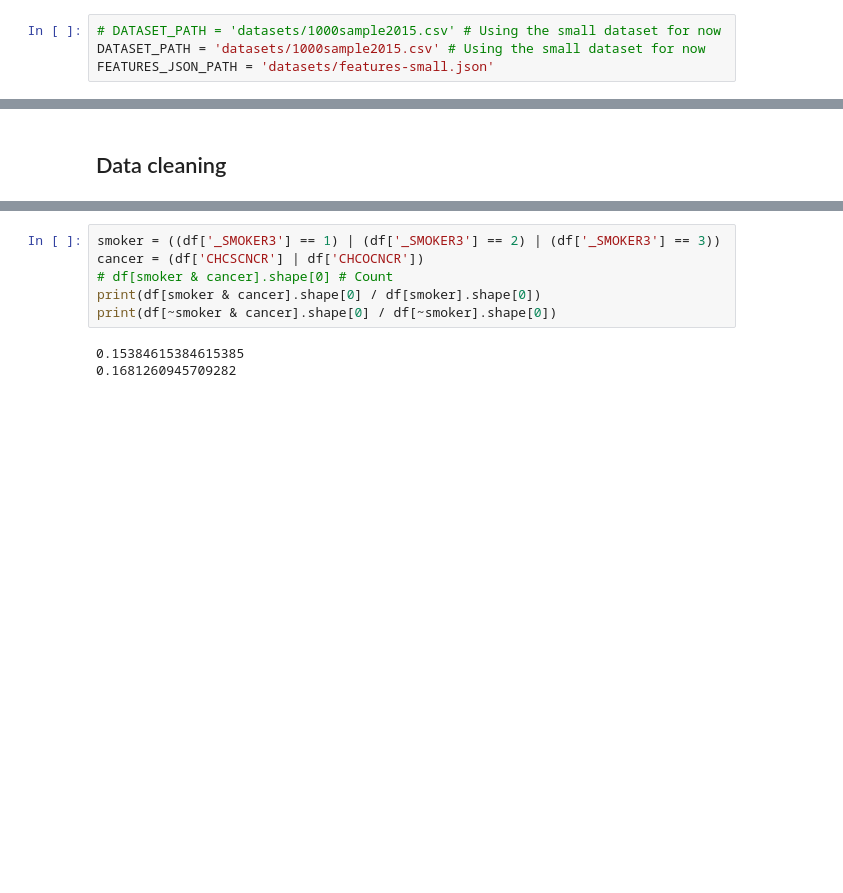
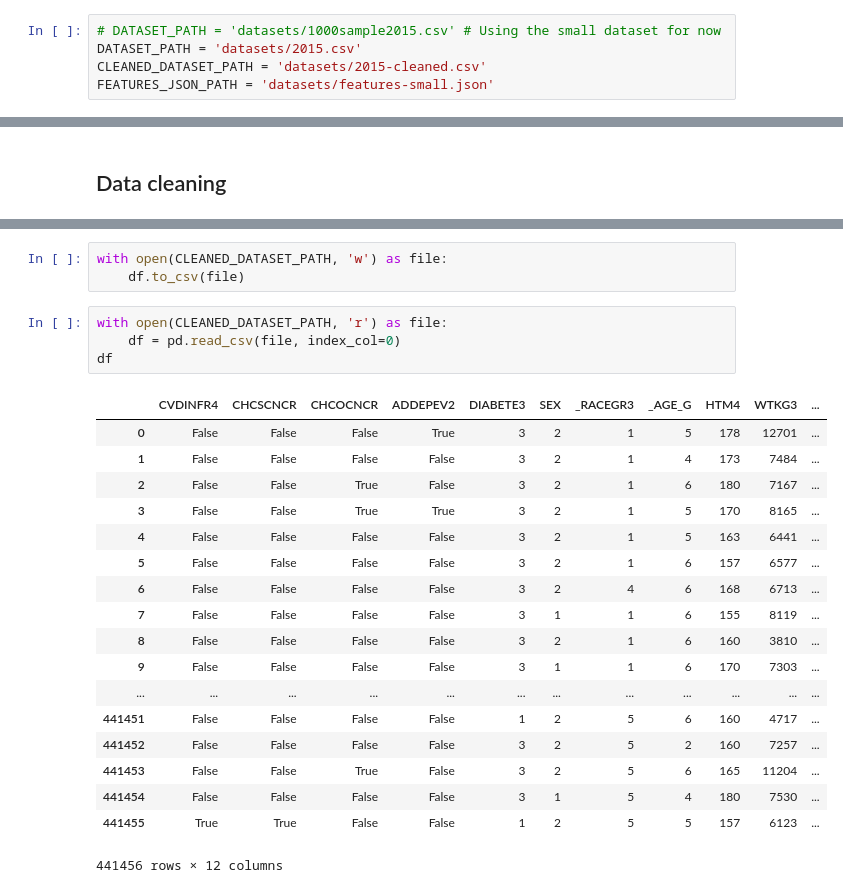
Before and after one commit to quasimik/haleaf, a Jupyter notebook: mlmodel/Exploration.ipynb, the cells around one changed output, grey strips where cells are left out. Cells and saved outputs as stored; diff of their text form; blank space fills up the shorter version.

Commit message:
Exploration now cleans data and saves csv

```diff
--- a/mlmodel/Exploration.ipynb
+++ b/mlmodel/Exploration.ipynb
@@ -2,7 +2,8 @@
 ## Constants
 # %%
 # DATASET_PATH = 'datasets/1000sample2015.csv' # Using the small dataset for now
-DATASET_PATH = 'datasets/1000sample2015.csv' # Using the small dataset for now
+DATASET_PATH = 'datasets/2015.csv'
+CLEANED_DATASET_PATH = 'datasets/2015-cleaned.csv'
 FEATURES_JSON_PATH = 'datasets/features-small.json'
 # %% [markdown]
 ## Imports
@@ -107,9 +108,26 @@ df
-# %%
-smoker = ((df['_SMOKER3'] == 1) | (df['_SMOKER3'] == 2) | (df['_SMOKER3'] == 3))
-cancer = (df['CHCSCNCR'] | df['CHCOCNCR'])
-# df[smoker & cancer].shape[0] # Count
-print(df[smoker & cancer].shape[0] / df[smoker].shape[0])
-print(df[~smoker & cancer].shape[0] / df[~smoker].shape[0])
-# %% [output]
-0.15384615384615385
-0.1681260945709282
+# %%
+with open(CLEANED_DATASET_PATH, 'w') as file:
+    df.to_csv(file)
+# %%
+with open(CLEANED_DATASET_PATH, 'r') as file:
+    df = pd.read_csv(file, index_col=0)
+df
+# %% [output]
+|  | CVDINFR4 | CHCSCNCR | CHCOCNCR | ADDEPEV2 | DIABETE3 | SEX | _RACEGR3 | _AGE_G | HTM4 | WTKG3 | ... |
+| 0 | False | False | False | True | 3 | 2 | 1 | 5 | 178 | 12701 | ... |
+| 1 | False | False | False | False | 3 | 2 | 1 | 4 | 173 | 7484 | ... |
+| 2 | False | False | True | False | 3 | 2 | 1 | 6 | 180 | 7167 | ... |
+| 3 | False | False | True | True | 3 | 2 | 1 | 5 | 170 | 8165 | ... |
+| 4 | False | False | False | False | 3 | 2 | 1 | 5 | 163 | 6441 | ... |
+| 5 | False | False | False | False | 3 | 2 | 1 | 6 | 157 | 6577 | ... |
+| 6 | False | False | False | False | 3 | 2 | 4 | 6 | 168 | 6713 | ... |
+| 7 | False | False | False | False | 3 | 1 | 1 | 6 | 155 | 8119 | ... |
+| 8 | False | False | False | False | 3 | 2 | 1 | 6 | 160 | 3810 | ... |
+| 9 | False | False | False | False | 3 | 1 | 1 | 6 | 170 | 7303 | ... |
+| ... | ... | ... | ... | ... | ... | ... | ... | ... | ... | ... | ... |
+| 441451 | False | False | False | False | 1 | 2 | 5 | 6 | 160 | 4717 | ... |
+| 441452 | False | False | False | False | 3 | 2 | 5 | 2 | 160 | 7257 | ... |
+| 441453 | False | False | True | False | 3 | 2 | 5 | 6 | 165 | 11204 | ... |
+| 441454 | False | False | False | False | 3 | 1 | 5 | 4 | 180 | 7530 | ... |
+| 441455 | True | True | False | False | 1 | 2 | 5 | 5 | 157 | 6123 | ... |
+441456 rows × 12 columns
```
Also changed, not shown: parts of 2 cells of this notebook.
